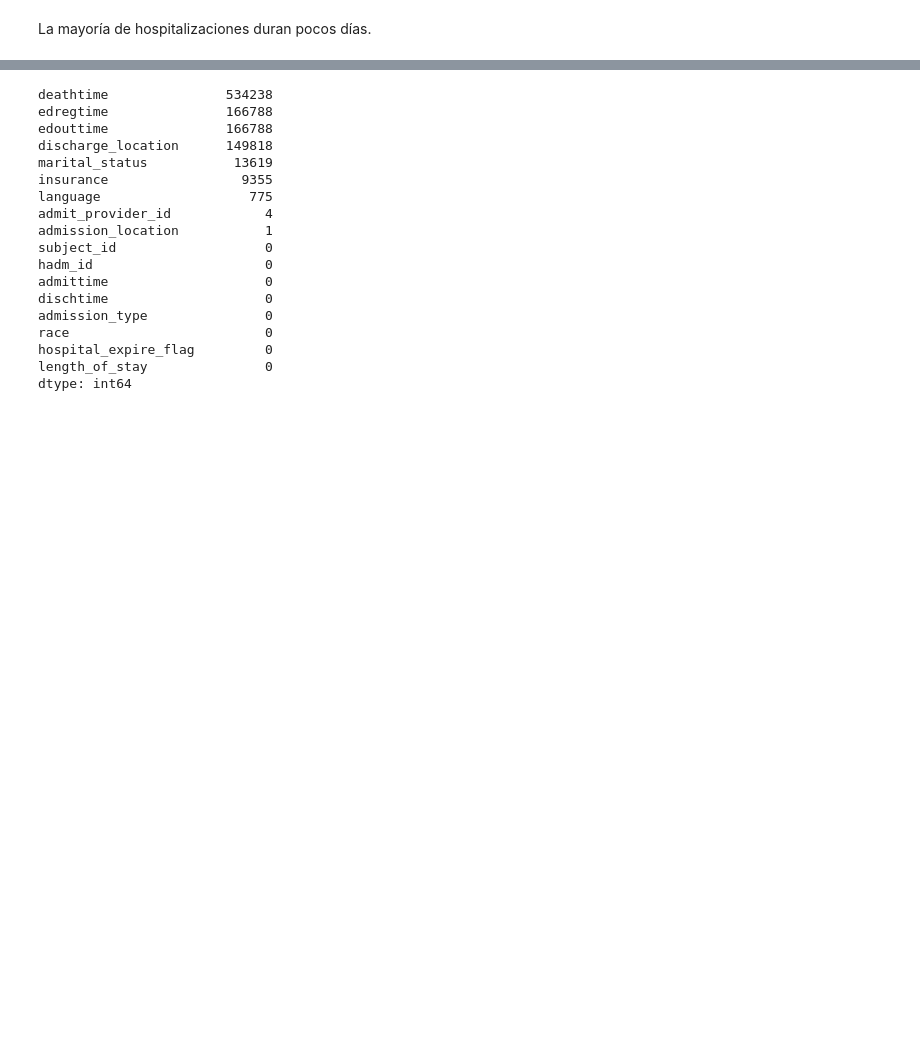
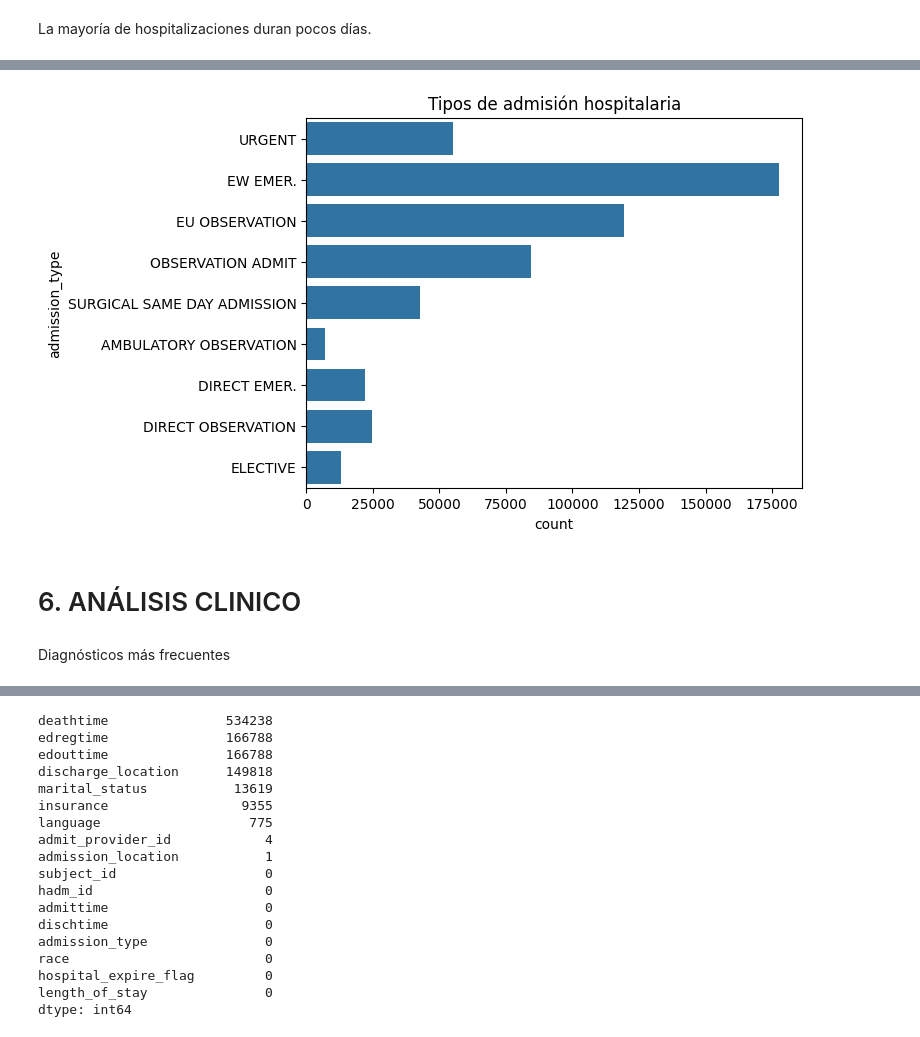
Before and after one commit to evainda/tfm-readmission-prediction-, a Jupyter notebook: notebooks/01_eda.ipynb, the cells around one changed output, grey strips where cells are left out. Cells and saved outputs as stored; diff of their text form; code cells hidden in the pictures; blank space fills up the shorter version.

```diff
--- a/notebooks/01_eda.ipynb
+++ b/notebooks/01_eda.ipynb
@@ -224,0 +284,10 @@ La mayoría de hospitalizaciones duran pocos días.
+# %%
+sns.countplot(y="admission_type", data=admissions)
+plt.title("Tipos de admisión hospitalaria")
+plt.show()
+# %% [output]
+[figure, added]
+# %% [markdown]
+# 6. ANÁLISIS CLINICO
+# %% [markdown]
+Diagnósticos más frecuentes
```
Also changed, not shown: parts of 45 cells of this notebook.
